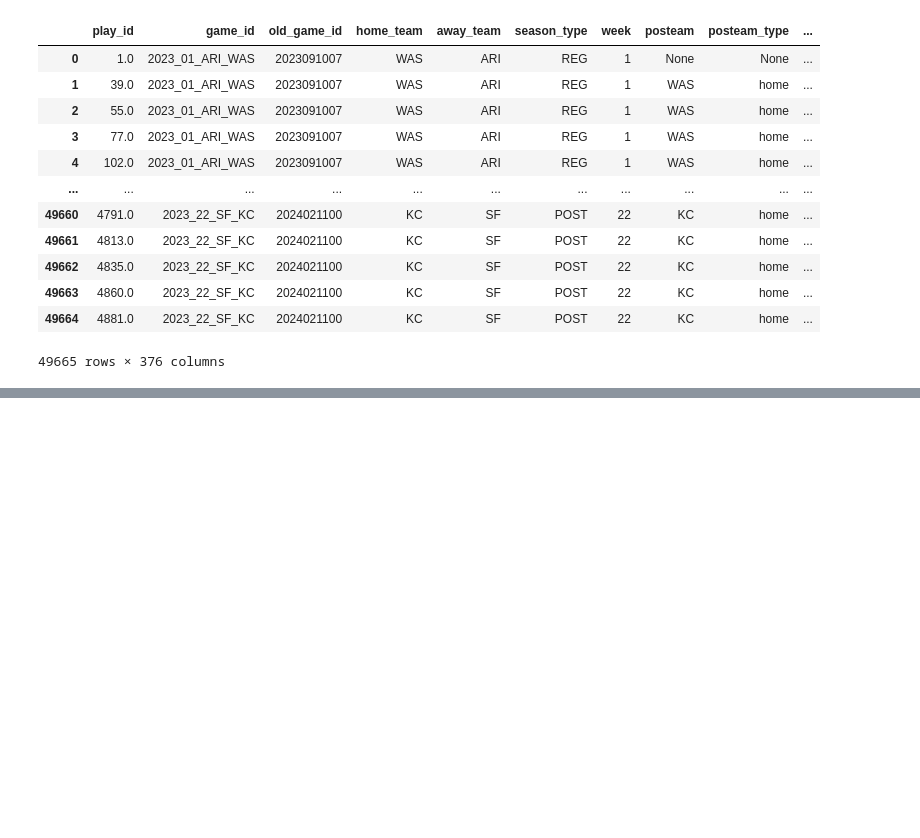
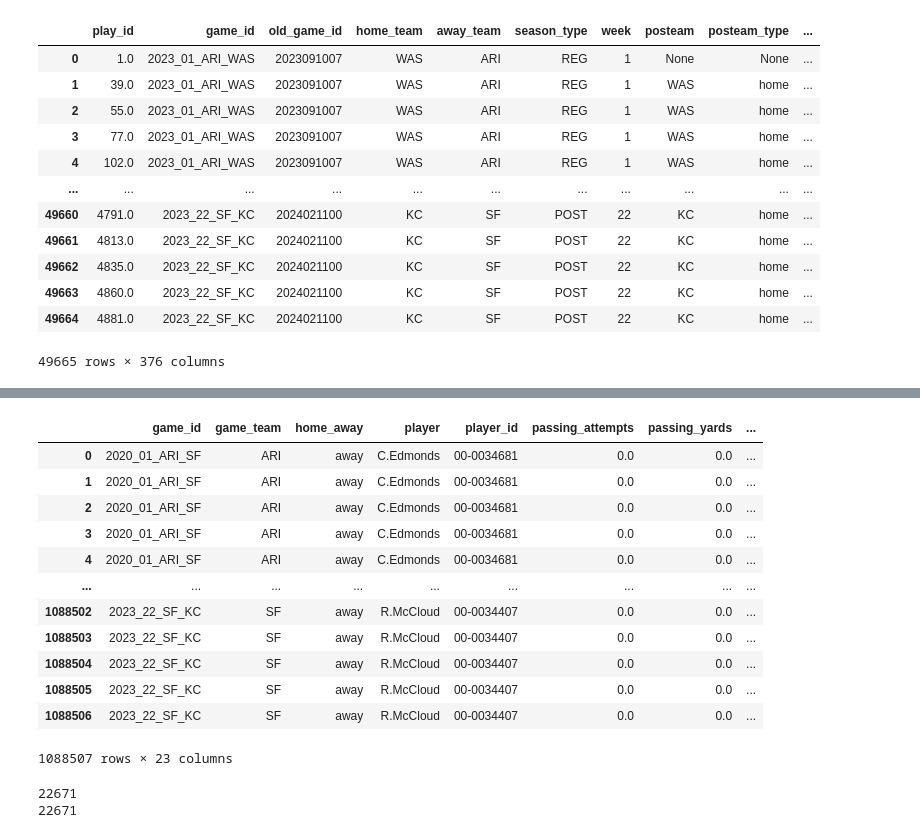
Before and after one commit to dschuler36/FFForecast, a Jupyter notebook: data-exploration.ipynb, the cells around one changed output, grey strips where cells are left out. Saved outputs shown, nothing was run; the diff lists cells and outputs as text; code cells hidden in the pictures; blank space fills up the shorter version.

```diff
--- a/data-exploration.ipynb
+++ b/data-exploration.ipynb
@@ -97,3 +130,6 @@ injury_plays
 | 49663 | 4860.0 | 2023_22_SF_KC | 2024021100 | KC | SF | POST | 22 | KC | home | ... |
 | 49664 | 4881.0 | 2023_22_SF_KC | 2024021100 | KC | SF | POST | 22 | KC | home | ... |
 49665 rows × 376 columns
+# %%
+pbp = pd.read_parquet('./data/outputs/play_by_play_agg/play_by_play_agg.parquet')
+rosters = pd.read_parquet('./data/outputs/rosters/rosters.parquet')
@@ -99,0 +168,29 @@ injury_plays
+# %%
+merged_df = pbp.merge(
+    rosters[['team', 'week', 'season', 'position', 'full_name', 'player_id']],
+    left_on=['game_team', 'week', 'season'],
+    right_on=['team', 'week', 'season'],
+    suffixes=('', '_teammate')
+)
+# %%
+merged_df
+# %% [output]
+|  | game_id | game_team | home_away | player | player_id | passing_attempts | passing_yards | ... |
+| 0 | 2020_01_ARI_SF | ARI | away | C.Edmonds | 00-0034681 | 0.0 | 0.0 | ... |
+| 1 | 2020_01_ARI_SF | ARI | away | C.Edmonds | 00-0034681 | 0.0 | 0.0 | ... |
+| 2 | 2020_01_ARI_SF | ARI | away | C.Edmonds | 00-0034681 | 0.0 | 0.0 | ... |
+| 3 | 2020_01_ARI_SF | ARI | away | C.Edmonds | 00-0034681 | 0.0 | 0.0 | ... |
+| 4 | 2020_01_ARI_SF | ARI | away | C.Edmonds | 00-0034681 | 0.0 | 0.0 | ... |
+| ... | ... | ... | ... | ... | ... | ... | ... | ... |
+| 1088502 | 2023_22_SF_KC | SF | away | R.McCloud | 00-0034407 | 0.0 | 0.0 | ... |
+| 1088503 | 2023_22_SF_KC | SF | away | R.McCloud | 00-0034407 | 0.0 | 0.0 | ... |
+| 1088504 | 2023_22_SF_KC | SF | away | R.McCloud | 00-0034407 | 0.0 | 0.0 | ... |
+| 1088505 | 2023_22_SF_KC | SF | away | R.McCloud | 00-0034407 | 0.0 | 0.0 | ... |
+| 1088506 | 2023_22_SF_KC | SF | away | R.McCloud | 00-0034407 | 0.0 | 0.0 | ... |
+1088507 rows × 23 columns
+# %%
+print(len(pbp))
+print(len(joined))
+# %% [output]
+22671
+22671
```
Also changed, not shown: parts of 9 cells of this notebook, 5 other files.
